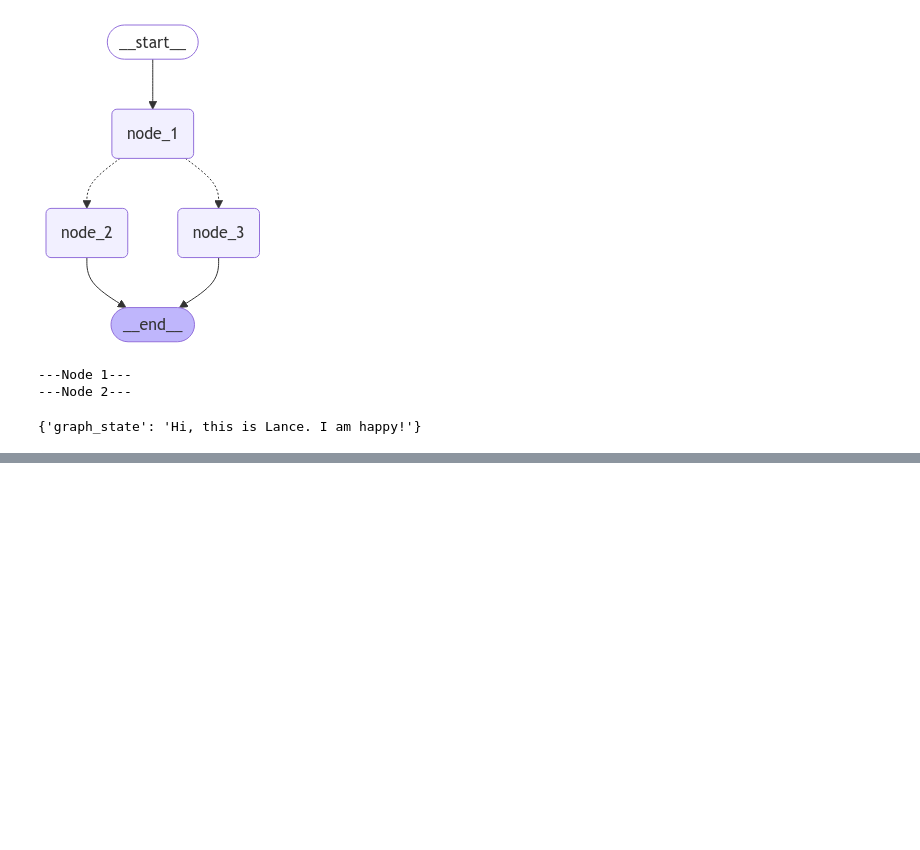
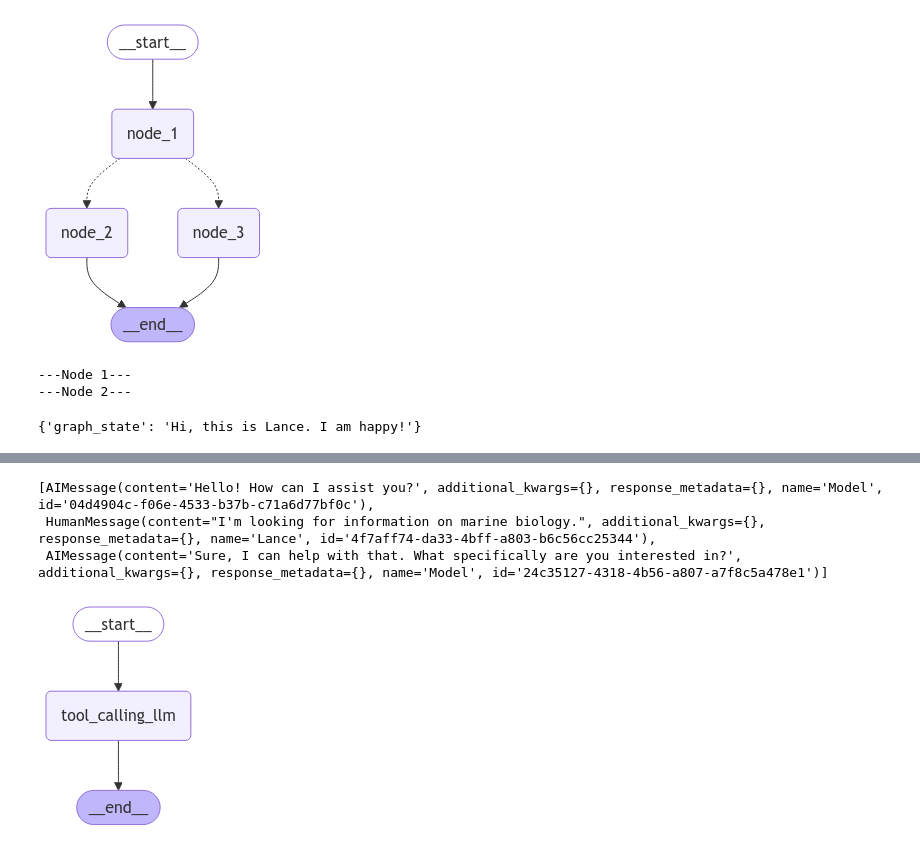
Before and after one commit to aditya699/AI-AGENTS, a Jupyter notebook: Langgraph/intro.ipynb, the cells around one changed output, grey strips where cells are left out. Cells and saved outputs as stored; diff of their text form; code cells hidden in the pictures; blank space fills up the shorter version.

```diff
--- a/Langgraph/intro.ipynb
+++ b/Langgraph/intro.ipynb
@@ -103,0 +115,11 @@ graph.invoke({"graph_state" : "Hi, this is Lance."})
+# %%
+def multiply(a: int, b: int) -> int:
+    """Multiply a and b.
+
+    Args:
+        a: first int
+        b: second int
+    """
+    return a * b
+
+llm_with_tools = llm.bind_tools([multiply])
@@ -103,0 +154,41 @@ graph.invoke({"graph_state" : "Hi, this is Lance."})
+# %%
+from langgraph.graph import MessagesState
+from langgraph.graph.message import add_messages
+
+class MessagesState(MessagesState):
+    # Add any keys needed beyond messages, which is pre-built
+    pass
+# %%
+# Initial state
+initial_messages = [AIMessage(content="Hello! How can I assist you?", name="Model"),
+                    HumanMessage(content="I'm looking for information on marine biology.", name="Lance")
+                   ]
+
+# New message to add
+new_message = AIMessage(content="Sure, I can help with that. What specifically are you interested in?", name="Model")
+
+# Test
+add_messages(initial_messages , new_message)
+# %% [output]
+[AIMessage(content='Hello! How can I assist you?', additional_kwargs={}, response_metadata={}, name='Model', id='04d4904c-f06e-4533-b37b-c71a6d77bf0c'),
+ HumanMessage(content="I'm looking for information on marine biology.", additional_kwargs={}, response_metadata={}, name='Lance', id='4f7aff74-da33-4bff-a803-b6c56cc25344'),
+ AIMessage(content='Sure, I can help with that. What specifically are you interested in?', additional_kwargs={}, response_metadata={}, name='Model', id='24c35127-4318-4b56-a807-a7f8c5a478e1')]
+# %%
+from IPython.display import Image, display
+from langgraph.graph import StateGraph, START, END
+
+# Node
+def tool_calling_llm(state: MessagesState):
+    return {"messages": [llm_with_tools.invoke(state["messages"])]}
+
+# Build graph
+builder = StateGraph(MessagesState)
+builder.add_node("tool_calling_llm", tool_calling_llm)
+builder.add_edge(START, "tool_calling_llm")
+builder.add_edge("tool_calling_llm", END)
+graph = builder.compile()
+
+# View
+display(Image(graph.get_graph().draw_mermaid_png()))
+# %% [output]
+[figure, added]
```
Also changed, not shown: parts of 3 cells of this notebook, 1 other file.
